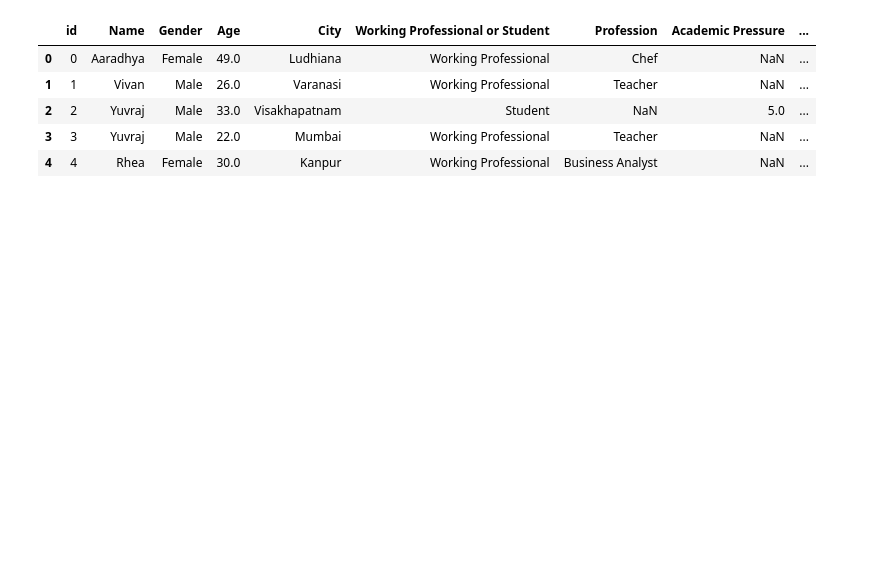
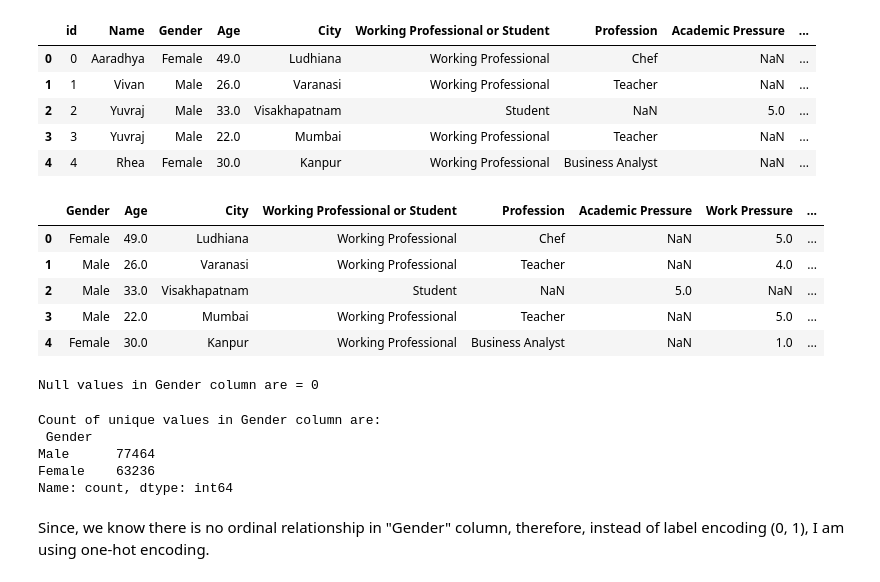
Before and after one commit to vanshuwjoshi/Kaggle-Playground-S4E11, a Jupyter notebook: notebooks/Data-Cleaning.ipynb, the cells around one changed output. Cells and saved outputs as stored; diff of their text form; code cells hidden in the pictures; blank space fills up the shorter version.

Commit message:
Data cleaning of Gender and Age columns

```diff
--- a/notebooks/Data-Cleaning.ipynb
+++ b/notebooks/Data-Cleaning.ipynb
@@ -11,3 +11,14 @@ data.head()
 | 2 | 2 | Yuvraj | Male | 33.0 | Visakhapatnam | Student | NaN | 5.0 | ... |
 | 3 | 3 | Yuvraj | Male | 22.0 | Mumbai | Working Professional | Teacher | NaN | ... |
 | 4 | 4 | Rhea | Female | 30.0 | Kanpur | Working Professional | Business Analyst | NaN | ... |
+# %%
+## Dropping id and Name column
+data = data.drop(["id", "Name"], axis=1)
+data.head()
+# %% [output]
+|  | Gender | Age | City | Working Professional or Student | Profession | Academic Pressure | Work Pressure | ... |
+| 0 | Female | 49.0 | Ludhiana | Working Professional | Chef | NaN | 5.0 | ... |
+| 1 | Male | 26.0 | Varanasi | Working Professional | Teacher | NaN | 4.0 | ... |
+| 2 | Male | 33.0 | Visakhapatnam | Student | NaN | 5.0 | NaN | ... |
+| 3 | Male | 22.0 | Mumbai | Working Professional | Teacher | NaN | 5.0 | ... |
+| 4 | Female | 30.0 | Kanpur | Working Professional | Business Analyst | NaN | 1.0 | ... |
@@ -13,0 +31,15 @@ data.head()
+# %%
+## Gender column
+return_null_values("Gender")
+# %% [output]
+Null values in Gender column are = 0
+# %%
+return_value_counts("Gender")
+# %% [output]
+Count of unique values in Gender column are:
+ Gender
+Male      77464
+Female    63236
+Name: count, dtype: int64
+# %% [markdown]
+Since, we know there is no ordinal relationship in "Gender" column, therefore, instead of label encoding (0, 1), I am using one-hot encoding.
```
Also changed, not shown: parts of 7 cells of this notebook, 1 other file.
